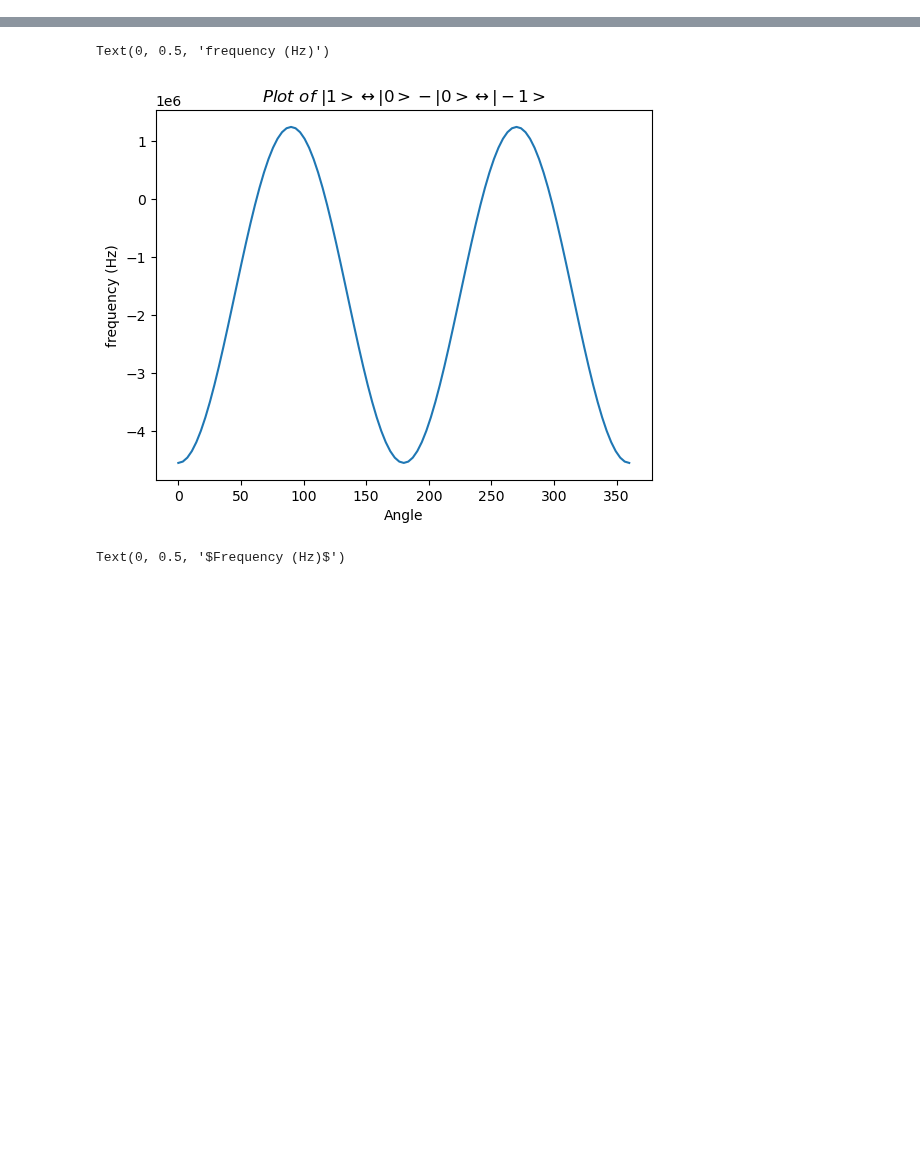
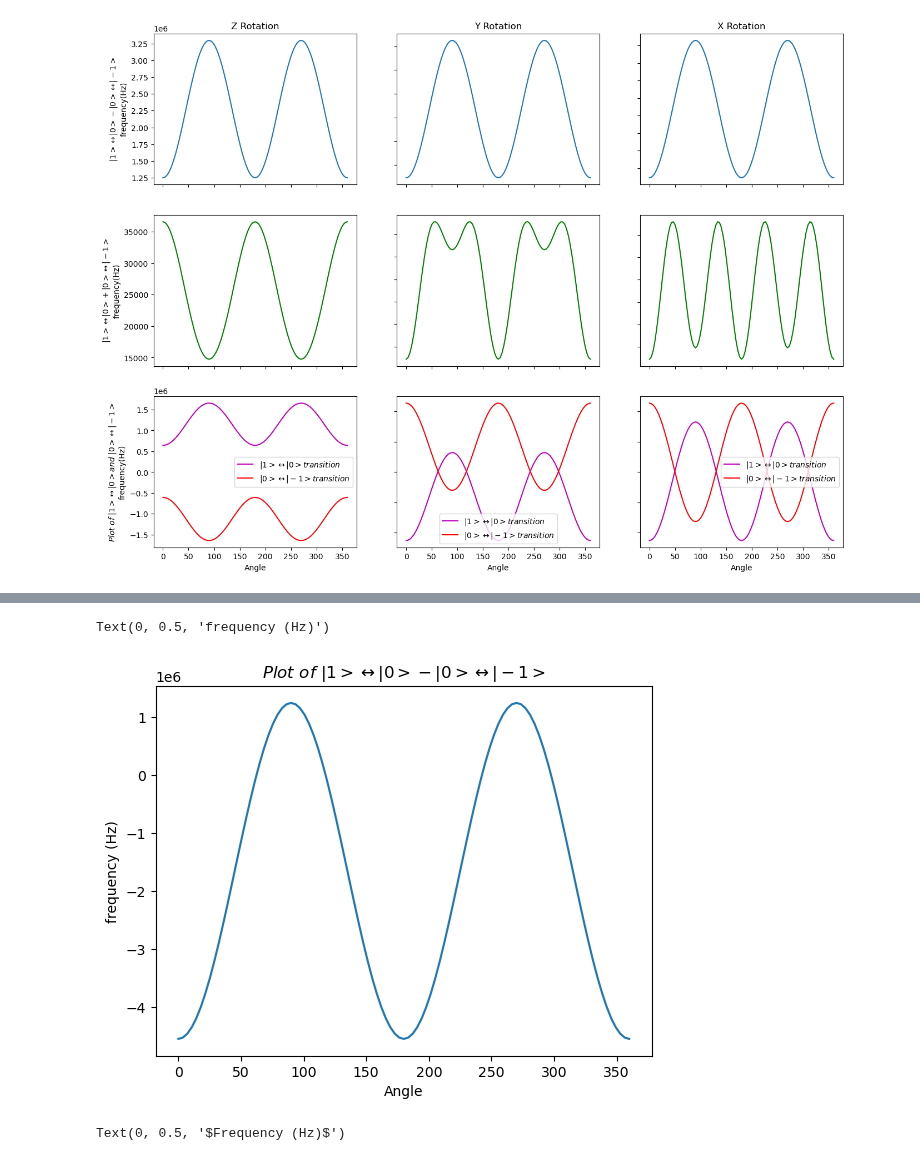
Before and after one commit to AstrobioShiva/Script_project, a Jupyter notebook: Python/Plotting/freq_fit.ipynb, the cells around one changed output, grey strips where cells are left out. Saved outputs shown, nothing was run; the diff lists cells and outputs as text; code cells hidden in the pictures; blank space fills up the shorter version.

```diff
--- a/Python/Plotting/freq_fit.ipynb
+++ b/Python/Plotting/freq_fit.ipynb
@@ -28,2 +30,71 @@ y_2D = df['freq_2D'] #freq of |0> -> |-1>
+# %%
+fig, axes = plt.subplots(nrows=3, ncols=3,figsize=(16,12))
+
+# input from z rot file
+df= pd.read_csv('freq_z_rot.csv', header = 0)
+
+x = df['angle']
+y_s = df['fre_sum']
+y_d = df['freq_diff']
+y_1D = df['freq_1D'] #freq of |1> -> |0>
+y_2D = df['freq_2D'] #freq of |0> -> |-1>
+axes[0,0].plot(x,y_d, '-')
+axes[0,0].set_title('Z Rotation')
+axes[0,0].set_ylabel(r'$|1>\leftrightarrow|0> - |0>\leftrightarrow|-1>$' + '\n' + 'frequency(Hz)')
+# plt.ylabel("frequency (Hz)")
+axes[1,0].plot(x,y_s, '-g')
+#axes[1,0].set_title(r'$|1>\leftrightarrow|0> + |0>\leftrightarrow|-1>$')
+axes[1,0].set_ylabel(r'$|1>\leftrightarrow|0> + |0>\leftrightarrow|-1>$' + '\n' + 'frequency(Hz)')
+axes[2,0].plot(x,y_1D, '-m', label = r'$|1>\leftrightarrow|0> transition$')
+axes[2,0].plot(x,y_2D, '-r',label = r'$|0>\leftrightarrow|-1> transition$')
+axes[2,0].set_ylabel(r'$Plot\ of\ |1>\leftrightarrow|0> and\ |0>\leftrightarrow|-1>$'+ '\n' + 'frequency(Hz)')
+#axes[2,0].set_title(r'$Plot\ of\ |1>\leftrightarrow|0> and\ |0>\leftrightarrow|-1>$')
+axes[2,0].legend()
+
+# input from y rot file
+df= pd.read_csv('freq_y_rot.csv', header = 0)
+
+x = df['angle']
+y_s = df['fre_sum']
+y_d = df['freq_diff']
+y_1D = df['freq_1D'] #freq of |1> -> |0>
+y_2D = df['freq_2D'] #freq of |0> -> |-1>
+axes[0,1].plot(x,y_d, '-')
+axes[0,1].set_title('Y Rotation')
+axes[1,1].plot(x,y_s, '-g')
+#axes[1,1].set_title(r'$|1>\leftrightarrow|0> + |0>\leftrightarrow|-1>$')
+axes[2,1].plot(x,y_1D, '-m', label = r'$|1>\leftrightarrow|0> transition$')
+axes[2,1].plot(x,y_2D, '-r',label = r'$|0>\leftrightarrow|-1> transition$')
+#axes[2,1].set_title(r'$Plot\ of\ |1>\leftrightarrow|0> and\ |0>\leftrightarrow|-1>$')
+axes[2,1].legend()
+
+# input from x rot file
+df= pd.read_csv('freq_x_rot.csv', header = 0)
+
+x = df['angle']
+y_s = df['fre_sum']
+y_d = df['freq_diff']
+y_1D = df['freq_1D'] #freq of |1> -> |0>
+y_2D = df['freq_2D'] #freq of |0> -> |-1>
+axes[0,2].plot(x,y_d, '-')
+axes[0,2].set_title('X Rotation')
+axes[1,2].plot(x,y_s, '-g')
+#axes[1,2].set_title(r'$|1>\leftrightarrow|0> + |0>\leftrightarrow|-1>$')
+axes[2,2].plot(x,y_1D, '-m', label = r'$|1>\leftrightarrow|0> transition$')
+axes[2,2].plot(x,y_2D, '-r',label = r'$|0>\leftrightarrow|-1> transition$')
+#axes[2,2].set_title(r'$Plot\ of\ |1>\leftrightarrow|0> and\ |0>\leftrightarrow|-1>$')
+axes[2,2].legend()
+
+
+# plt.xlabel("Angle")
+# plt.ylabel("frequency (Hz)")
+for ax in axes.flat:
+    ax.set(xlabel='Angle')
+
+# Hide x labels and tick labels for top plots and y ticks for right plots.
+for ax in axes.flat:
+    ax.label_outer()
+# %% [output]
+[figure, added]
 # %%
 plt.plot(x,y_d, '-')
```
Also changed, not shown: parts of 9 cells of this notebook, 1 other file.
